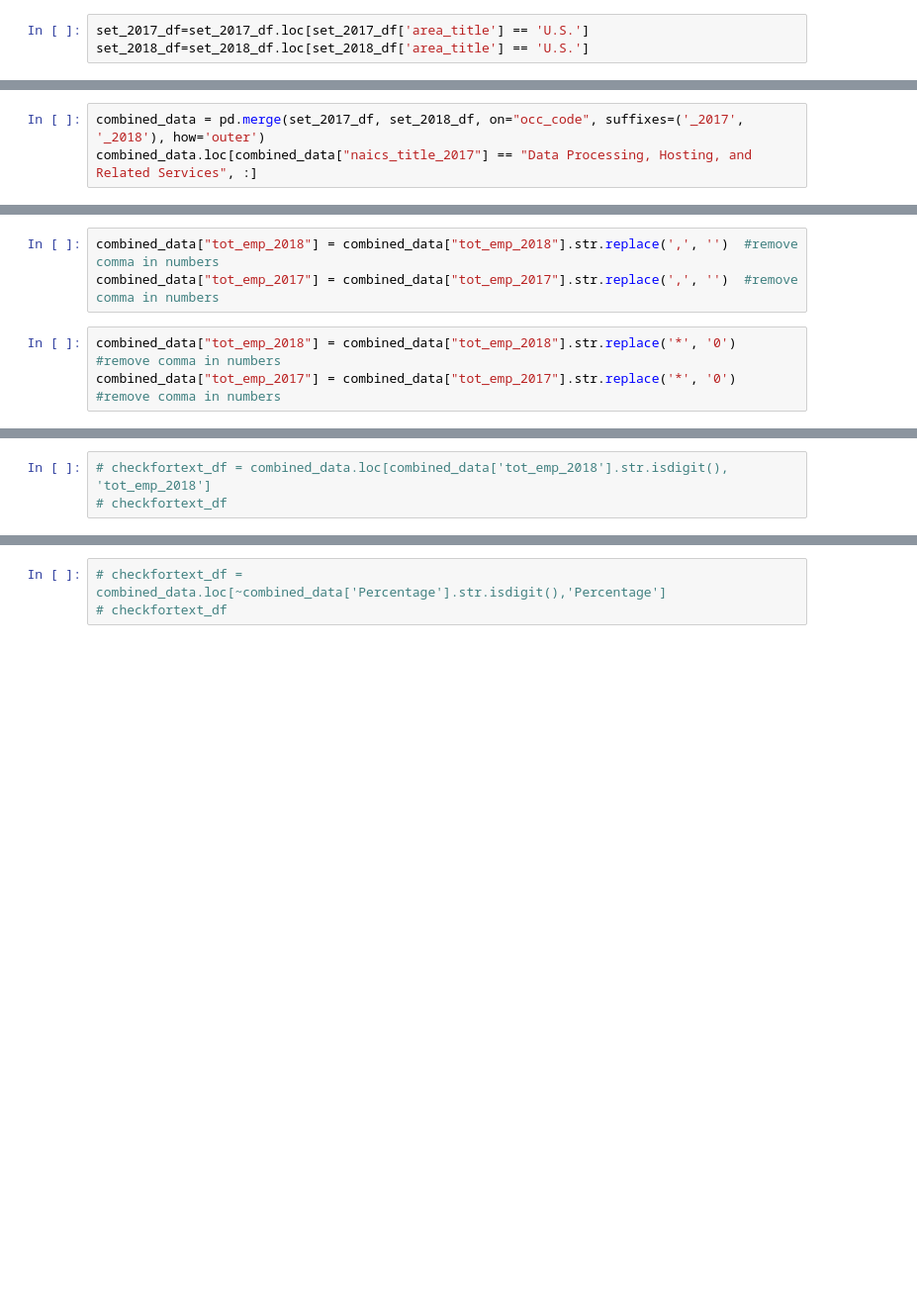
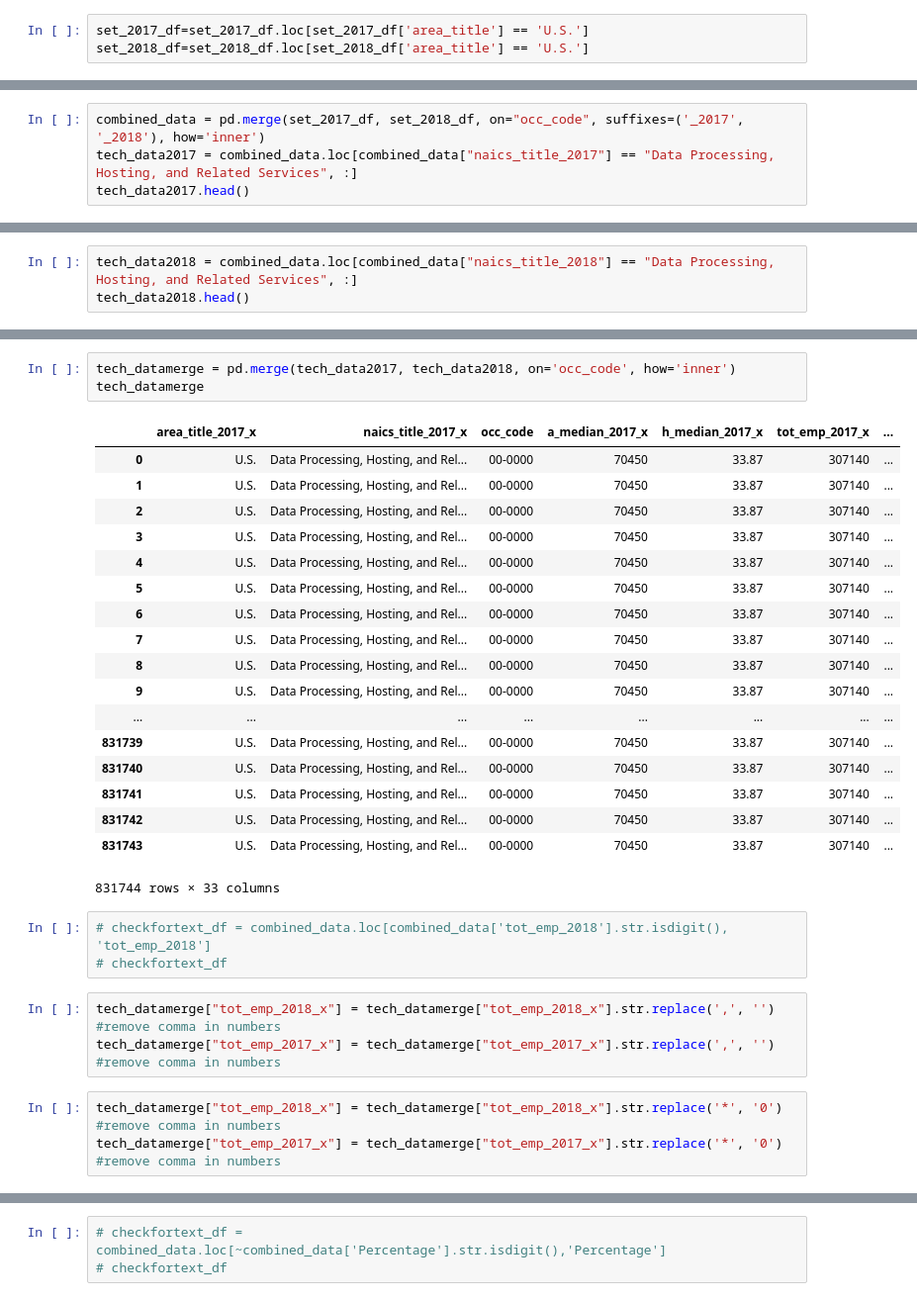
Before and after one commit to dshakoory/UCI_project1, a Jupyter notebook: Industry.ipynb, the cells around one changed output, grey strips where cells are left out. Shown: that part at 99% size. Saved outputs shown, nothing was run; the diff lists cells and outputs as text; blank space fills up the shorter version.

```diff
--- a/Industry.ipynb
+++ b/Industry.ipynb
@@ -31,3 +65,4 @@ combined_data
 # %%
-combined_data = pd.merge(set_2017_df, set_2018_df, on="occ_code", suffixes=('_2017', '_2018'), how='outer')
-combined_data.loc[combined_data["naics_title_2017"] == "Data Processing, Hosting, and Related Services", :]
+combined_data = pd.merge(set_2017_df, set_2018_df, on="occ_code", suffixes=('_2017', '_2018'), how='inner')
+tech_data2017 = combined_data.loc[combined_data["naics_title_2017"] == "Data Processing, Hosting, and Related Services", :]
+tech_data2017.head()
@@ -34,6 +76,3 @@ combined_data.loc[combined_data["naics_title_2017"] == "Data Processing, Hosting
-# %%
-combined_data["tot_emp_2018"] = combined_data["tot_emp_2018"].str.replace(',', '')  #remove comma in numbers
-combined_data["tot_emp_2017"] = combined_data["tot_emp_2017"].str.replace(',', '')  #remove comma in numbers
-# %%
-combined_data["tot_emp_2018"] = combined_data["tot_emp_2018"].str.replace('*', '0')  #remove comma in numbers
-combined_data["tot_emp_2017"] = combined_data["tot_emp_2017"].str.replace('*', '0')  #remove comma in numbers
+# %%
+tech_data2018 = combined_data.loc[combined_data["naics_title_2018"] == "Data Processing, Hosting, and Related Services", :]
+tech_data2018.head()
@@ -40,4 +86,32 @@ combined_data["tot_emp_2017"] = combined_data["tot_emp_2017"].str.replace('*', '
+# %%
+tech_datamerge = pd.merge(tech_data2017, tech_data2018, on='occ_code', how='inner')
+tech_datamerge
+# %% [output]
+|  | area_title_2017_x | naics_title_2017_x | occ_code | a_median_2017_x | h_median_2017_x | tot_emp_2017_x | ... |
+| 0 | U.S. | Data Processing, Hosting, and Rel... | 00-0000 | 70450 | 33.87 | 307140 | ... |
+| 1 | U.S. | Data Processing, Hosting, and Rel... | 00-0000 | 70450 | 33.87 | 307140 | ... |
+| 2 | U.S. | Data Processing, Hosting, and Rel... | 00-0000 | 70450 | 33.87 | 307140 | ... |
+| 3 | U.S. | Data Processing, Hosting, and Rel... | 00-0000 | 70450 | 33.87 | 307140 | ... |
+| 4 | U.S. | Data Processing, Hosting, and Rel... | 00-0000 | 70450 | 33.87 | 307140 | ... |
+| 5 | U.S. | Data Processing, Hosting, and Rel... | 00-0000 | 70450 | 33.87 | 307140 | ... |
+| 6 | U.S. | Data Processing, Hosting, and Rel... | 00-0000 | 70450 | 33.87 | 307140 | ... |
+| 7 | U.S. | Data Processing, Hosting, and Rel... | 00-0000 | 70450 | 33.87 | 307140 | ... |
+| 8 | U.S. | Data Processing, Hosting, and Rel... | 00-0000 | 70450 | 33.87 | 307140 | ... |
+| 9 | U.S. | Data Processing, Hosting, and Rel... | 00-0000 | 70450 | 33.87 | 307140 | ... |
+| ... | ... | ... | ... | ... | ... | ... | ... |
+| 831739 | U.S. | Data Processing, Hosting, and Rel... | 00-0000 | 70450 | 33.87 | 307140 | ... |
+| 831740 | U.S. | Data Processing, Hosting, and Rel... | 00-0000 | 70450 | 33.87 | 307140 | ... |
+| 831741 | U.S. | Data Processing, Hosting, and Rel... | 00-0000 | 70450 | 33.87 | 307140 | ... |
+| 831742 | U.S. | Data Processing, Hosting, and Rel... | 00-0000 | 70450 | 33.87 | 307140 | ... |
+| 831743 | U.S. | Data Processing, Hosting, and Rel... | 00-0000 | 70450 | 33.87 | 307140 | ... |
+831744 rows × 33 columns
 # %%
 # checkfortext_df = combined_data.loc[combined_data['tot_emp_2018'].str.isdigit(), 'tot_emp_2018']
 # checkfortext_df
+# %%
+tech_datamerge["tot_emp_2018_x"] = tech_datamerge["tot_emp_2018_x"].str.replace(',', '')  #remove comma in numbers
+tech_datamerge["tot_emp_2017_x"] = tech_datamerge["tot_emp_2017_x"].str.replace(',', '')  #remove comma in numbers
+# %%
+tech_datamerge["tot_emp_2018_x"] = tech_datamerge["tot_emp_2018_x"].str.replace('*', '0')  #remove comma in numbers
+tech_datamerge["tot_emp_2017_x"] = tech_datamerge["tot_emp_2017_x"].str.replace('*', '0')  #remove comma in numbers
 # %%
```
Also changed, not shown: parts of 28 cells of this notebook, 1 other file.
